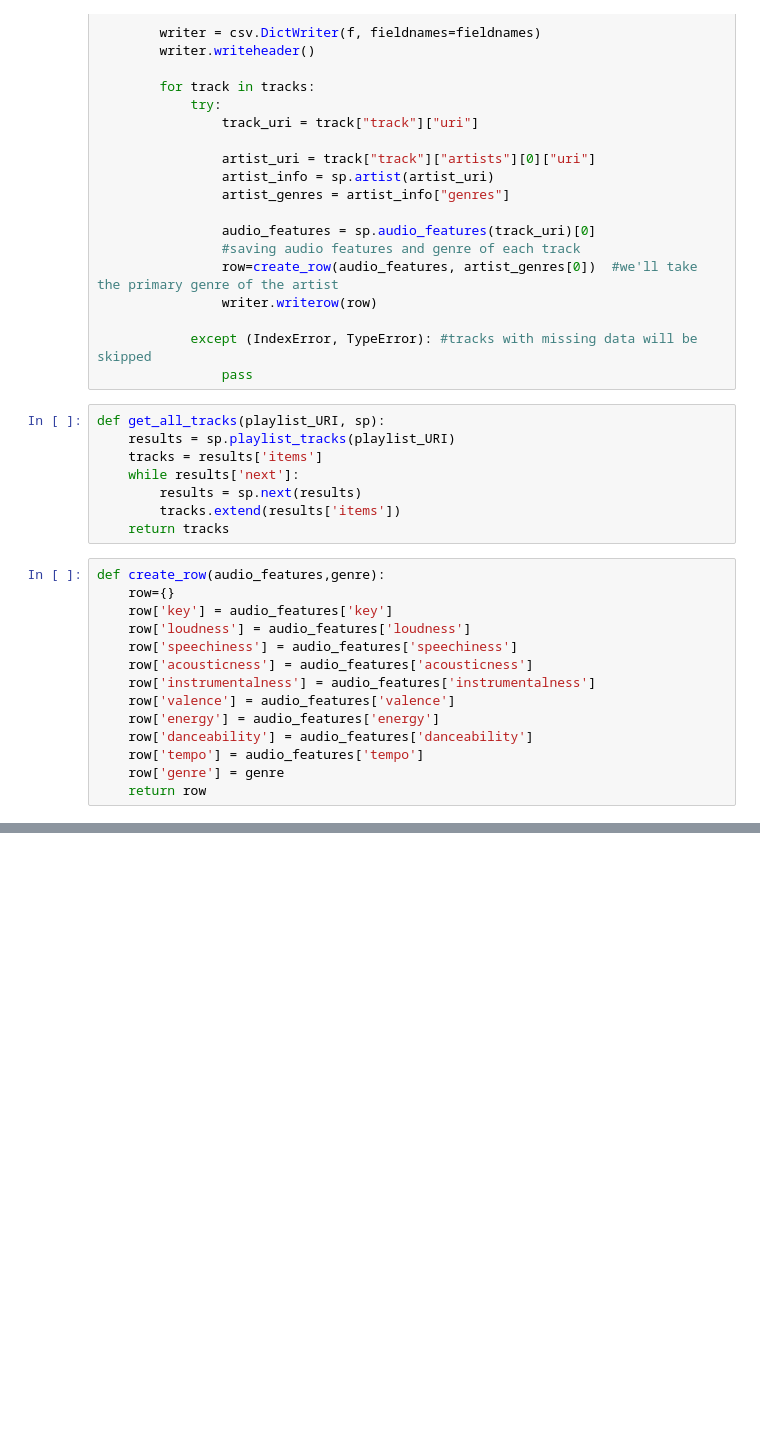
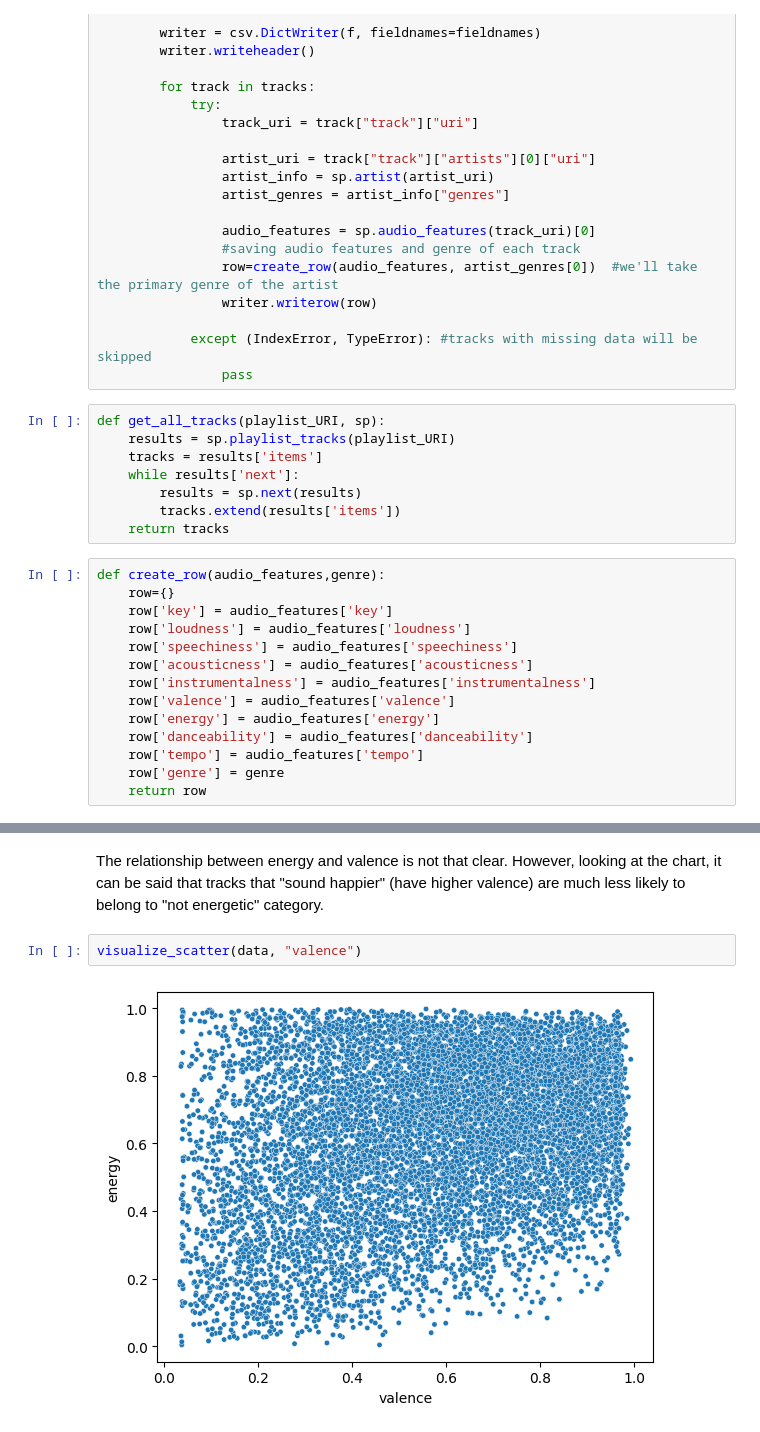
Before and after one commit to kwochal/TracksClassification, a Jupyter notebook: tracks_classification.ipynb, the cells around one changed output, grey strips where cells are left out. Drawn from its saved outputs; the diff is of its cells as text; blank space fills up the shorter version.

```diff
--- a/tracks_classification.ipynb
+++ b/tracks_classification.ipynb
@@ -78,0 +145,6 @@ def create_row(audio_features,genre):
+# %% [markdown]
+The relationship between energy and valence is not that clear. However, looking at the chart, it can be said that tracks that "sound happier" (have higher valence) are much less likely to belong to "not energetic" category.
+# %%
+visualize_scatter(data, "valence")
+# %% [output]
+[figure, added]
```
Also changed, not shown: parts of 61 cells of this notebook.
